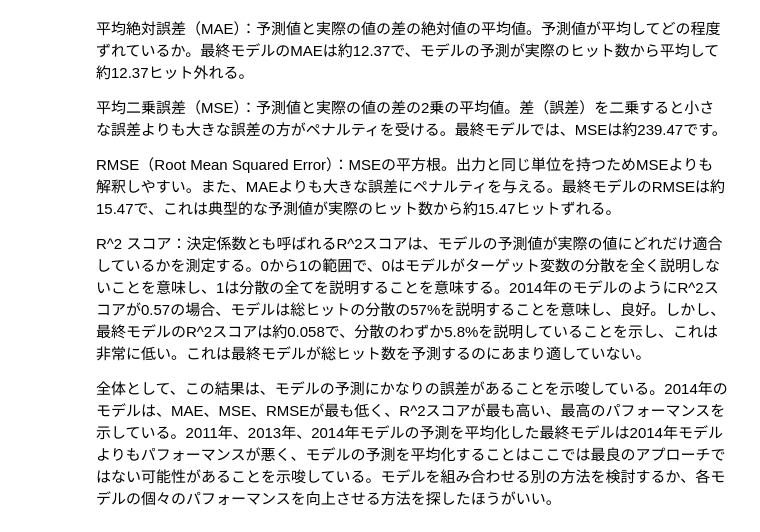
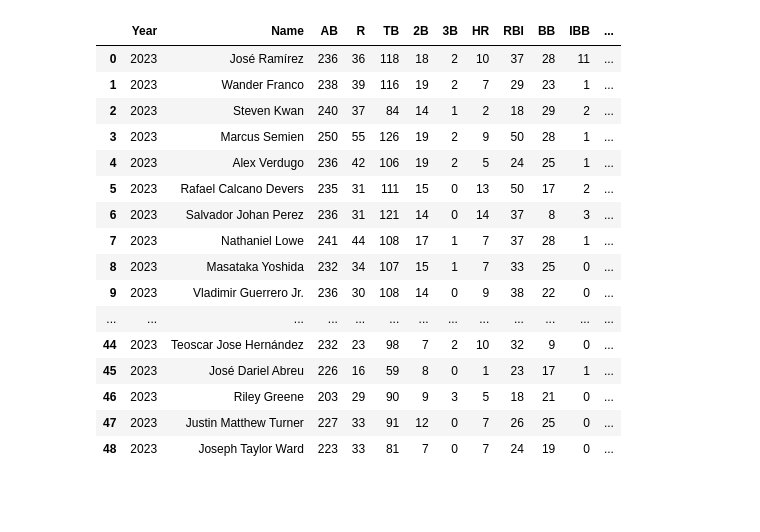
Before and after one commit to Ota1022/mlb-data-analysis, a Jupyter notebook: analysis_60games.ipynb, the cells around one changed output. Cells and saved outputs as stored; diff of their text form; code cells hidden in the pictures; blank space fills up the shorter version.

```diff
--- a/analysis_60games.ipynb
+++ b/analysis_60games.ipynb
@@ -61,0 +95,33 @@ data_2015 = data_frames[4]
+# %%
+LRmodel_2011 = LinearRegression()
+LRmodel_2011.fit(data_2011.drop(columns=["Name", "Year", "H_total"]), data_2011["H_total"])
+LRmodel_2013 = LinearRegression()
+LRmodel_2013.fit(data_2013.drop(columns=["Name", "Year", "H_total"]), data_2013["H_total"])
+LRmodel_2014 = LinearRegression()
+LRmodel_2014.fit(data_2014.drop(columns=["Name", "Year", "H_total"]), data_2014["H_total"])
+LRmodel_2015 = LinearRegression()
+LRmodel_2015.fit(data_2015.drop(columns=["Name", "Year", "H_total"]), data_2015["H_total"])
+
+LGBmodel_2011 = lgb.LGBMRegressor()
+LGBmodel_2011.fit(data_2011.drop(columns=["Name", "Year", "H_total"]), data_2011["H_total"])
+LGBmodel_2013 = lgb.LGBMRegressor()
+LGBmodel_2013.fit(data_2013.drop(columns=["Name", "Year", "H_total"]), data_2013["H_total"])
+LGBmodel_2014 = lgb.LGBMRegressor()
+LGBmodel_2014.fit(data_2014.drop(columns=["Name", "Year", "H_total"]), data_2014["H_total"])
+LGBmodel_2015 = lgb.LGBMRegressor()
+LGBmodel_2015.fit(data_2015.drop(columns=["Name", "Year", "H_total"]), data_2015["H_total"])
+
+X_test = data_2022.drop(columns=["Name", "Year", "H_total"])
+
+LRpreds_2011 = LRmodel_2011.predict(X_test)
+LRpreds_2013 = LRmodel_2013.predict(X_test)
+LRpreds_2014 = LRmodel_2014.predict(X_test)
+LRpreds_2015 = LRmodel_2015.predict(X_test)
+
+LGBpreds_2011 = LGBmodel_2011.predict(X_test)
+LGBpreds_2013 = LGBmodel_2013.predict(X_test)
+LGBpreds_2014 = LGBmodel_2014.predict(X_test)
+LGBpreds_2015 = LGBmodel_2015.predict(X_test)
+
+LRfinal_preds = (LRpreds_2011 + LRpreds_2013 + LRpreds_2014 + LRpreds_2015) / 4.0
+LGBfinal_preds = (LGBpreds_2011 + LGBpreds_2013 + LGBpreds_2014 + LGBpreds_2015) / 4.0
@@ -164,10 +277,30 @@ R^2: 0.05760015295563592
-# %% [markdown]
-平均絶対誤差（MAE）：予測値と実際の値の差の絶対値の平均値。予測値が平均してどの程度ずれているか。最終モデルのMAEは約12.37で、モデルの予測が実際のヒット数から平均して約12.37ヒット外れる。
-
-平均二乗誤差（MSE）：予測値と実際の値の差の2乗の平均値。差（誤差）を二乗すると小さな誤差よりも大きな誤差の方がペナルティを受ける。最終モデルでは、MSEは約239.47です。
-
-RMSE（Root Mean Squared Error）：MSEの平方根。出力と同じ単位を持つためMSEよりも解釈しやすい。また、MAEよりも大きな誤差にペナルティを与える。最終モデルのRMSEは約15.47で、これは典型的な予測値が実際のヒット数から約15.47ヒットずれる。
-
-R^2 スコア：決定係数とも呼ばれるR^2スコアは、モデルの予測値が実際の値にどれだけ適合しているかを測定する。0から1の範囲で、0はモデルがターゲット変数の分散を全く説明しないことを意味し、1は分散の全てを説明することを意味する。2014年のモデルのようにR^2スコアが0.57の場合、モデルは総ヒットの分散の57%を説明することを意味し、良好。しかし、最終モデルのR^2スコアは約0.058で、分散のわずか5.8%を説明していることを示し、これは非常に低い。これは最終モデルが総ヒット数を予測するのにあまり適していない。
-
-全体として、この結果は、モデルの予測にかなりの誤差があることを示唆している。2014年のモデルは、MAE、MSE、RMSEが最も低く、R^2スコアが最も高い、最高のパフォーマンスを示している。2011年、2013年、2014年モデルの予測を平均化した最終モデルは2014年モデルよりもパフォーマンスが悪く、モデルの予測を平均化することはここでは最良のアプローチではない可能性があることを示唆している。モデルを組み合わせる別の方法を検討するか、各モデルの個々のパフォーマンスを向上させる方法を探したほうがいい。
+# %%
+X_test = data_2023.drop(columns=["Name", "Year", "H_total"])
+
+preds_2011 = LGBmodel_2011.predict(X_test)
+preds_2013 = LGBmodel_2013.predict(X_test)
+preds_2014 = LGBmodel_2014.predict(X_test)
+preds_2015 = LGBmodel_2015.predict(X_test)
+
+final_preds = (preds_2011 + preds_2013 + preds_2014 + preds_2015) / 4.0
+data_2023["Predicted_H_total"] = final_preds
+sorted_data_2023 = data_2023.sort_values(by='Predicted_H_total', ascending=False).reset_index(drop=True)
+sorted_data_2023
+# %% [output]
+|  | Year | Name | AB | R | TB | 2B | 3B | HR | RBI | BB | IBB | ... |
+| 0 | 2023 | José Ramírez | 236 | 36 | 118 | 18 | 2 | 10 | 37 | 28 | 11 | ... |
+| 1 | 2023 | Wander Franco | 238 | 39 | 116 | 19 | 2 | 7 | 29 | 23 | 1 | ... |
+| 2 | 2023 | Steven Kwan | 240 | 37 | 84 | 14 | 1 | 2 | 18 | 29 | 2 | ... |
+| 3 | 2023 | Marcus Semien | 250 | 55 | 126 | 19 | 2 | 9 | 50 | 28 | 1 | ... |
+| 4 | 2023 | Alex Verdugo | 236 | 42 | 106 | 19 | 2 | 5 | 24 | 25 | 1 | ... |
+| 5 | 2023 | Rafael Calcano Devers | 235 | 31 | 111 | 15 | 0 | 13 | 50 | 17 | 2 | ... |
+| 6 | 2023 | Salvador Johan Perez | 236 | 31 | 121 | 14 | 0 | 14 | 37 | 8 | 3 | ... |
+| 7 | 2023 | Nathaniel Lowe | 241 | 44 | 108 | 17 | 1 | 7 | 37 | 28 | 1 | ... |
+| 8 | 2023 | Masataka Yoshida | 232 | 34 | 107 | 15 | 1 | 7 | 33 | 25 | 0 | ... |
+| 9 | 2023 | Vladimir Guerrero Jr. | 236 | 30 | 108 | 14 | 0 | 9 | 38 | 22 | 0 | ... |
+| ... | ... | ... | ... | ... | ... | ... | ... | ... | ... | ... | ... | ... |
+| 44 | 2023 | Teoscar Jose Hernández | 232 | 23 | 98 | 7 | 2 | 10 | 32 | 9 | 0 | ... |
+| 45 | 2023 | José Dariel Abreu | 226 | 16 | 59 | 8 | 0 | 1 | 23 | 17 | 1 | ... |
+| 46 | 2023 | Riley Greene | 203 | 29 | 90 | 9 | 3 | 5 | 18 | 21 | 0 | ... |
+| 47 | 2023 | Justin Matthew Turner | 227 | 33 | 91 | 12 | 0 | 7 | 26 | 25 | 0 | ... |
+| 48 | 2023 | Joseph Taylor Ward | 223 | 33 | 81 | 7 | 0 | 7 | 24 | 19 | 0 | ... |
```
Also changed, not shown: parts of 12 cells of this notebook, 1 other file.
